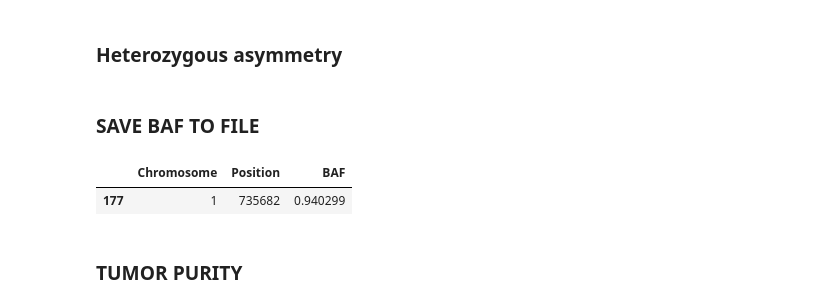
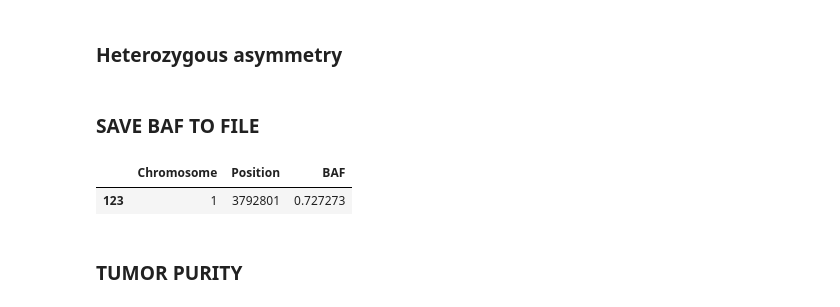
Before and after one commit to hartwigmedical/scripts, a Jupyter notebook: ipython/VCF_GERMLINE_SLICE_ANALYSIS.ipynb, the cells around one changed output. Saved outputs shown, nothing was run; the diff lists cells and outputs as text; code cells hidden in the pictures.

```diff
--- a/ipython/VCF_GERMLINE_SLICE_ANALYSIS.ipynb
+++ b/ipython/VCF_GERMLINE_SLICE_ANALYSIS.ipynb
@@ -20,7 +20,7 @@ import chromosomeDefinition as cd
 # %%
 #VCF
 #VCF_PATH = "/Users/peterpriestley/hmf/analyses/ensembleRuleTesting/"
-VCF_PATH = "/Users/peterpriestley/hmf/analyses/CPCT02010458/"
+VCF_PATH = "/Users/peterpriestley/hmf/analyses/CPCT02010508/"
 # BED
 BED_PATH = "/Users/peterpriestley/hmf/analyses/giabTruthsets/"
 BED_FILE_NAME = "NA12878_GIAB_highconf_IllFB-IllGATKHC-CG-Ion-Solid_ALLCHROM_v3.2.2_highconf.bed"
@@ -43,9 +43,9 @@ HEALTH_CSV_FILENAME="healthCheckFile.csv"
 # SPECIFY SAMPLES
 VCF_SAMPLES=[]
 for x in os.listdir(VCF_PATH):
-    if x[-3:] == "vcf":
+    if x[-10:] == "SLICED.vcf":
         VCF_SAMPLES.append(x)
-VCF_SAMPLES = VCF_SAMPLES[0:1]
+#VCF_SAMPLES = VCF_SAMPLES[0:1]
 VCF_SAMPLES
 #VCF_SAMPLES = ['160903_HMFregCPCT_FR10302737_FR10304566_CPCT02070012.filtered_variants_snpEff_snpSift_Cosmicv76_GoNLv5_sliced.vcf']
 # %% [output]
@@ -62,8 +62,8 @@ for VCF_SAMPLE in VCF_SAMPLES:
     #SAMPLE_NAMES = {'PMC010001R':'normal','PMC010001T':'tumor'}
     if USE_BED:
         bed = aVCF.loadBEDFile(BED_PATH,BED_FILE_NAME)
-        #df = pd.concat([df,aVCF.loadVariantsFromVCF(VCF_PATH,VCF_FILE_NAME,SAMPLE_NAMES,VCF_SAMPLE[patientIDStart:patientIDStart+12],True,True,bed,LOAD_FULL_FILE)])
-        df = pd.concat([df,aVCF.loadVariantsFromVCF(VCF_PATH,VCF_FILE_NAME,SAMPLE_NAMES,"PMC010001",True,True,bed,LOAD_FULL_FILE)])
+        df = pd.concat([df,aVCF.loadVariantsFromVCF(VCF_PATH,VCF_FILE_NAME,SAMPLE_NAMES,VCF_SAMPLE[patientIDStart:patientIDStart+12],True,True,bed,LOAD_FULL_FILE)])
+        #df = pd.concat([df,aVCF.loadVariantsFromVCF(VCF_PATH,VCF_FILE_NAME,SAMPLE_NAMES,"PMC010001",True,True,bed,LOAD_FULL_FILE)])
     else:
         df = pd.concat([df,aVCF.loadVariantsFromVCF(VCF_PATH,VCF_FILE_NAME,SAMPLE_NAMES,VCF_SAMPLE[patientIDStart:patientIDStart+12],True)])
 # %% [output]
@@ -193,12 +180,12 @@ pd.pivot_table(df[(df['variantType']=="SNP")&(df['normalSGT']=="0/1")&(df['norma
 # %% [markdown]
 ### SAVE BAF TO FILE
 # %%
-dfBAF = df[(df['variantType']=="SNP")&(df['normalSGT']=="0/1")&(df['normalAF']>0.45)&(df['normalAF']<0.55)&(df['normalDP']>30)&(df['normalDP']<40)][['chrom','pos','tumorAF']]
+dfBAF = df[(df['variantType']=="SNP")&(df['normalSGT']=="0/1")&(df['normalAF']>0.4)&(df['normalAF']<0.65)&(df['normalDP']>30)&(df['normalDP']<40)][['chrom','pos','tumorAF']]
 dfBAF.columns = ['Chromosome', 'Position','BAF']
 dfBAF.head(1)
 # %% [output]
 |  | Chromosome | Position | BAF |
-| 177 | 1 | 735682 | 0.940299 |
+| 123 | 1 | 3792801 | 0.727273 |
 # %%
 dfBAF.to_csv(VCF_PATH+df.patientName.any()+"_BAF.txt", sep='\t',index=False)
 # %% [markdown]
```
Also changed, not shown: parts of 3 cells of this notebook, 9 other files.
